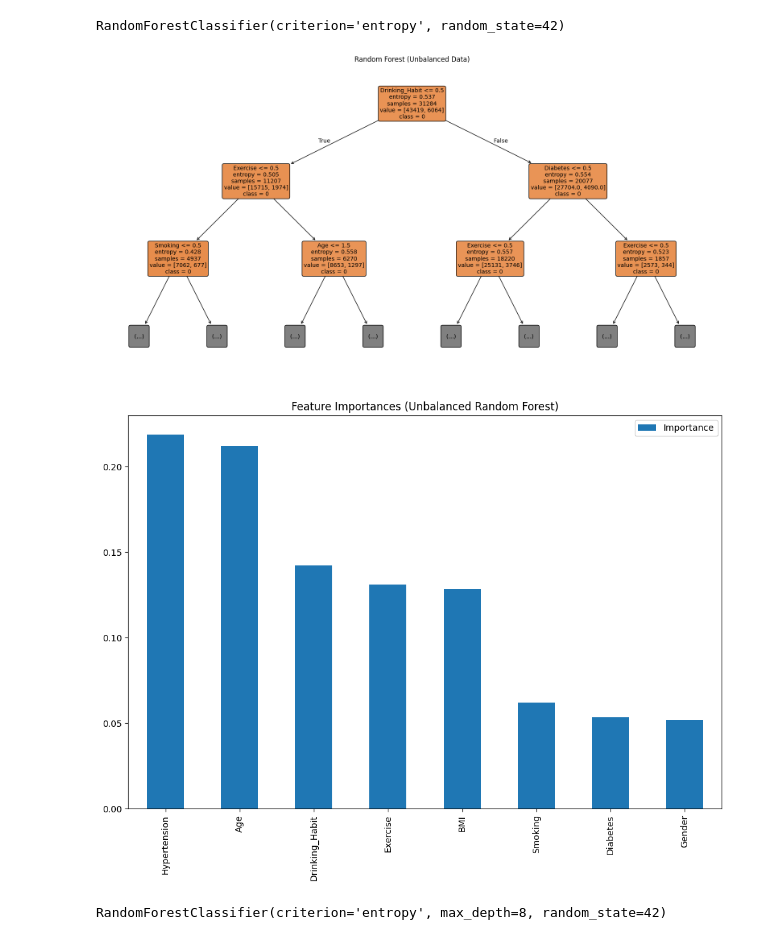
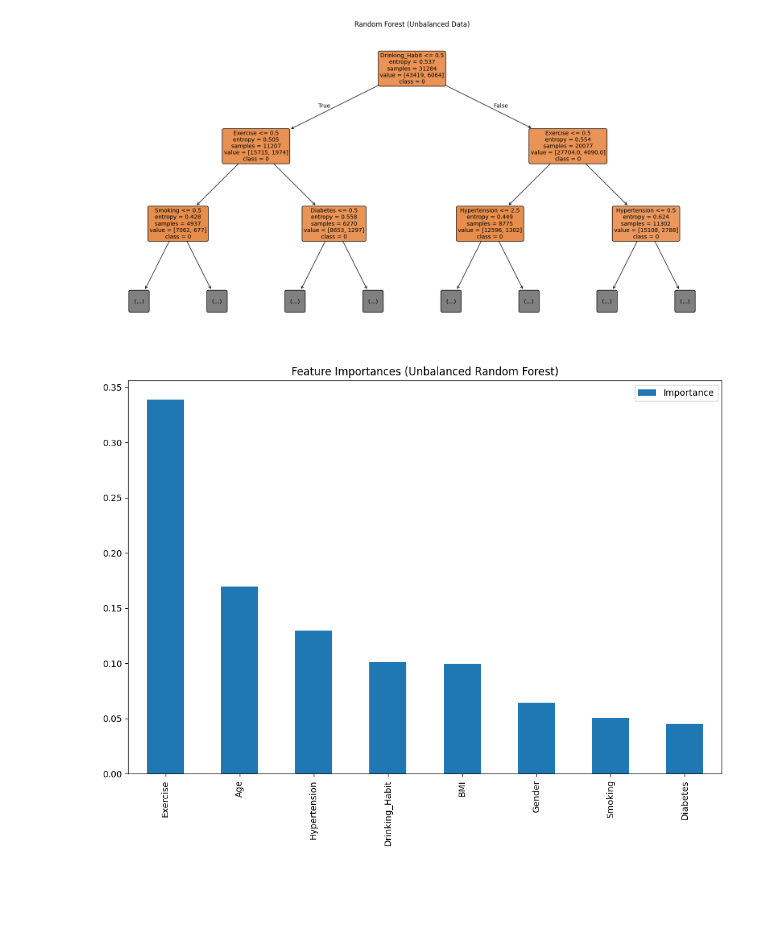
Before and after one commit to jweland/DataModels, a Jupyter notebook: RandomForest.ipynb, the cells around one changed output. Drawn from its saved outputs; the diff is of its cells as text; code cells hidden in the pictures; blank space fills up the shorter version.

```diff
--- a/RandomForest.ipynb
+++ b/RandomForest.ipynb
@@ -38,26 +38,25 @@ target = "Poor_Sleep"
 features = [col for col in df_2015.columns if col != target]
 X = df_2015[features]
 y = df_2015[target]
-# %%
-unbalanced_forest = RandomForestClassifier(criterion="entropy", random_state=42)
-unbalanced_forest.fit(X, y)
-# %% [output]
-RandomForestClassifier(criterion='entropy', random_state=42)
 # %%
+# Create RandomForestClassifier
+unbalanced_forest = RandomForestClassifier(criterion="entropy", random_state=42, max_depth=8)
+unbalanced_forest.fit(X, y)
+
 # Plot Tree
 plt.figure(figsize=(20, 10))
 plot_tree(unbalanced_forest.estimators_[0],
           feature_names=X.columns,
           class_names=[str(cls) for cls in unbalanced_forest.classes_],
           filled=True,
           rounded=True,
           max_depth=2)
 plt.title("Random Forest (Unbalanced Data)")
 plt.show()
 # %% [output]
-[figure, old version]
+[figure, new version]
 # %%
-# plot feature importances
+# Plot feature importance
 unbalanced_FI = unbalanced_forest.feature_importances_
 
 feat_importances = pd.DataFrame(unbalanced_FI, index=X.columns, columns=["Importance"])
@@ -66,7 +65,7 @@ feat_importances.plot(kind='bar', figsize=(12,8))
 plt.title("Feature Importances (Unbalanced Random Forest)")
 plt.show()
 # %% [output]
-[figure, old version]
+[figure, new version]
 # %%
 # Apply SMOTE to Balance Dataset
 sm = SMOTE(random_state=42)
@@ -74,10 +73,4 @@ X_resampled, y_resampled = sm.fit_resample(X, y)
 
 df_smote = pd.DataFrame(X_resampled, columns=features)
 df_smote["Poor_Sleep"] = y_resampled
-# %%
-# Train after SMOTE
-balanced_forest = RandomForestClassifier(criterion="entropy", max_depth=8, random_state=42)
-balanced_forest.fit(X_resampled, y_resampled)
-# %% [output]
-RandomForestClassifier(criterion='entropy', max_depth=8, random_state=42)
 # %%
```
Also changed, not shown: parts of 3 cells of this notebook.
